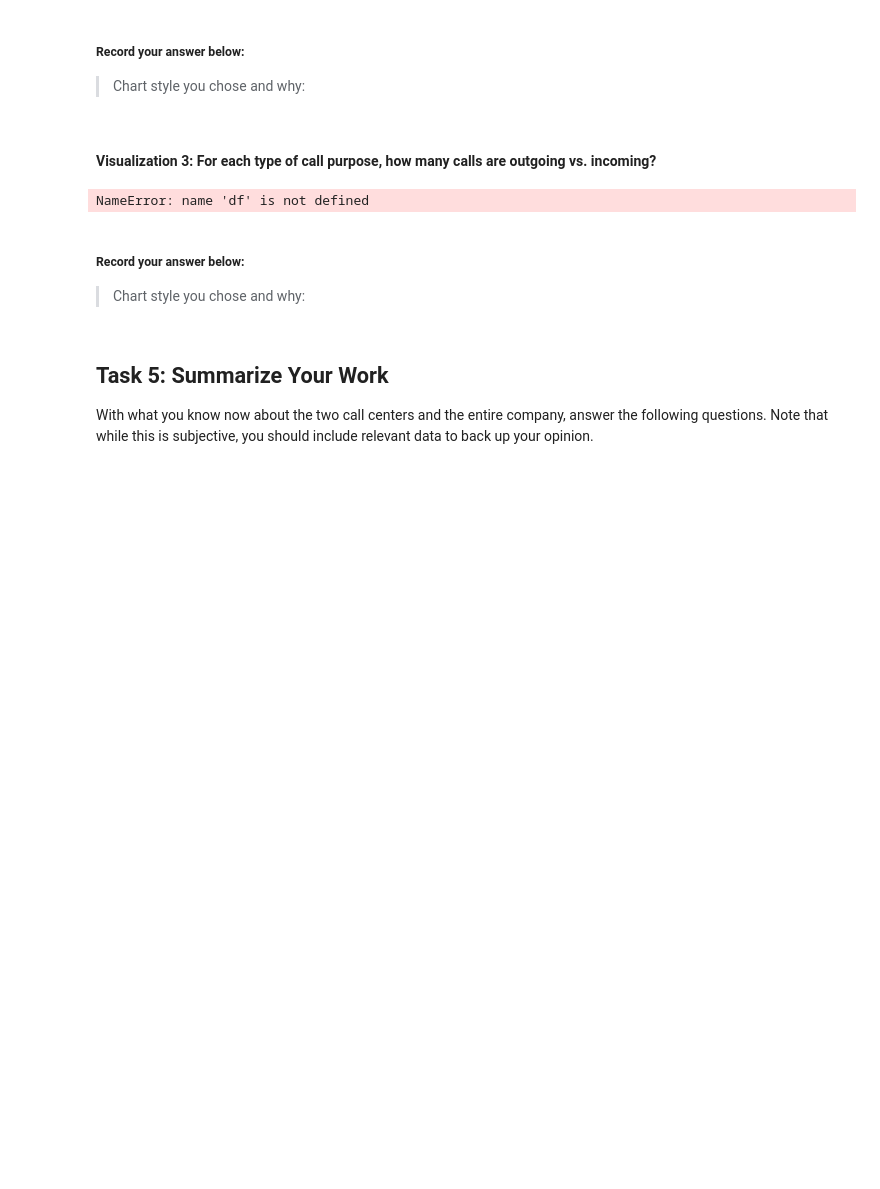
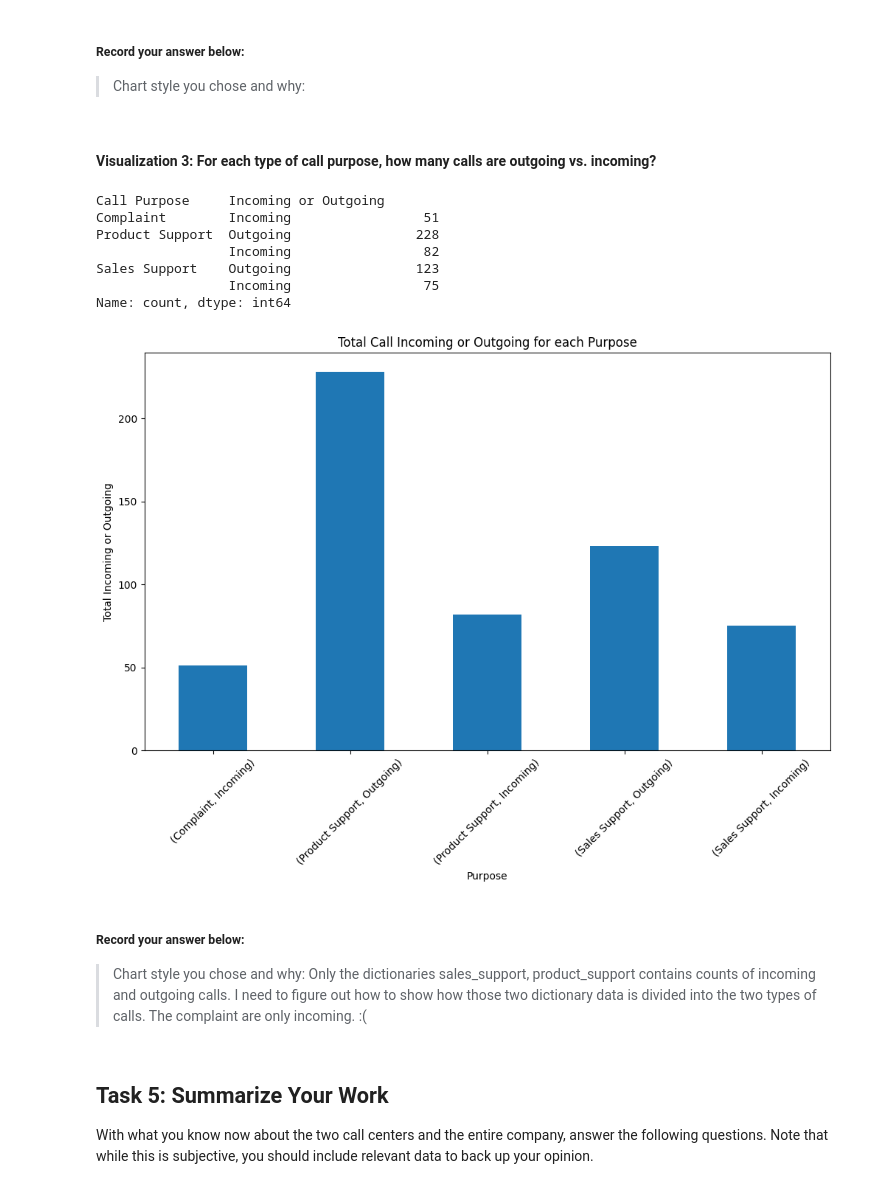
Before and after one commit to c-e-williams/call-center-cleanup-assignment, a Jupyter notebook: Call_Center_Cleanup.ipynb, the cells around one changed output. Cells and saved outputs as stored; diff of their text form; code cells hidden in the pictures; blank space fills up the shorter version.

```diff
--- a/Call_Center_Cleanup.ipynb
+++ b/Call_Center_Cleanup.ipynb
@@ -376,23 +496,49 @@ NameError: name 'north' is not defined
 # %%
 # Create visualization 3 here:
 # The three dictionaries, complaints, sales_support, and product_support, have the information you need
+import pandas as pd
+import matplotlib.pyplot as plt
+import seaborn as sns
 
 purpose_group = df.groupby("Call Purpose")
 call_purpose = ["Complaint", "Product Support", "Sales Support"]
 purpose_counts = purpose_group["Incoming or Outgoing"].value_counts()
 print(purpose_counts)
 
 complaints = purpose_counts["Complaint"].to_dict()
 sales_support = purpose_counts["Sales Support"].to_dict()
 product_support = purpose_counts["Product Support"].to_dict()
 
-#Your Code Here:
+# #Your Code Here:
+
+# Pivot the DataFrame to prepare data for the multiple bar chart
+# pivot_df = purpose_group(index='call_purpose', columns='purpose_counts', values='Total', aggfunc='sum')
+df_pivot = purpose_counts
+
+# Plotting the multiple bar chart
+df_pivot.plot(kind='bar', figsize=(12, 7))
+
+# Add labels and title
+plt.xlabel('Purpose')
+plt.ylabel('Total Incoming or Outgoing')
+plt.title('Total Call Incoming or Outgoing for each Purpose')
+
+# Display the plot
+plt.xticks(rotation=45)
+plt.show()
 # %% [output]
-NameError: name 'df' is not defined
+Call Purpose     Incoming or Outgoing
+Complaint        Incoming                 51
+Product Support  Outgoing                228
+                 Incoming                 82
+Sales Support    Outgoing                123
+                 Incoming                 75
+Name: count, dtype: int64
+[figure, added]
 # %% [markdown]
 ##### Record your answer below:
 
-> Chart style you chose and why:
+> Chart style you chose and why:  Only the dictionaries sales_support, product_support contains counts of incoming and outgoing calls.  I need to figure out how to show how those two dictionary data is divided into the two types of calls.   The complaint are only incoming.  :(
 # %% [markdown]
 ## Task 5: Summarize Your Work
 
```
Also changed, not shown: parts of 29 cells of this notebook.
